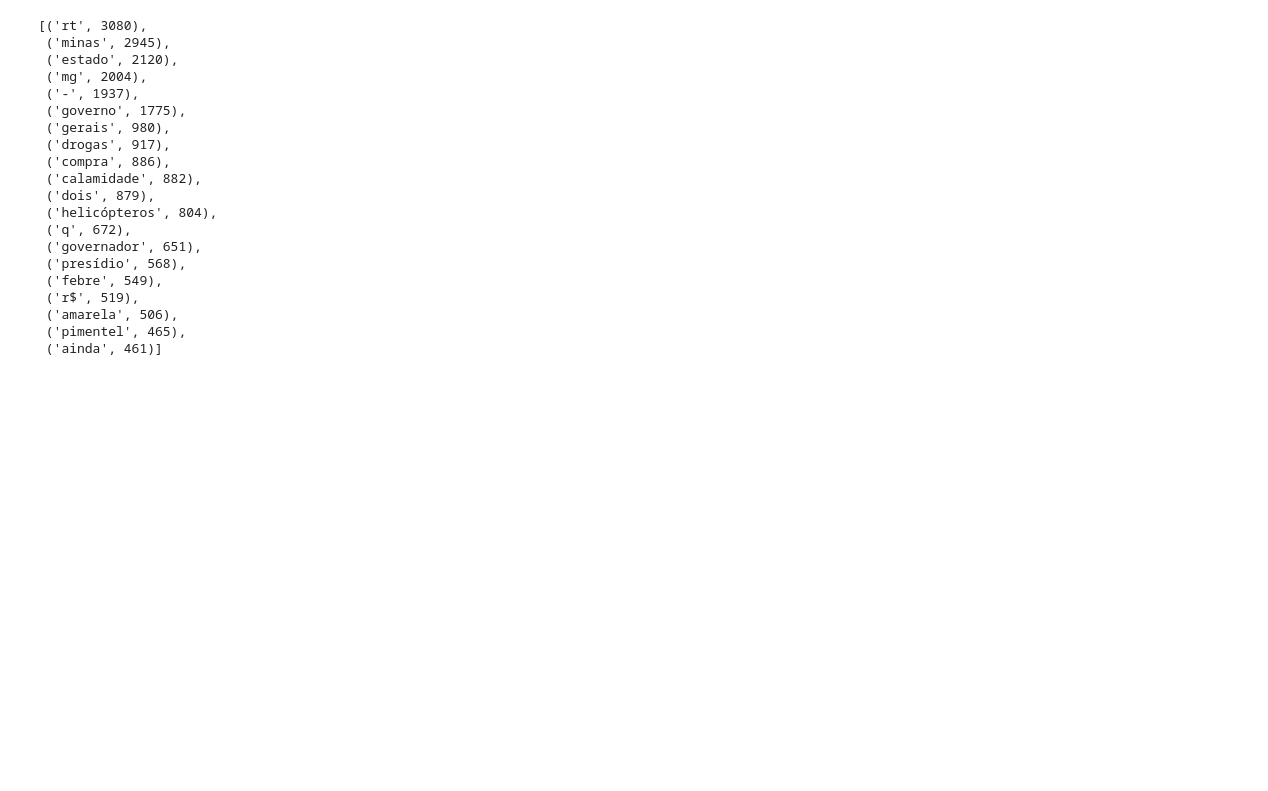
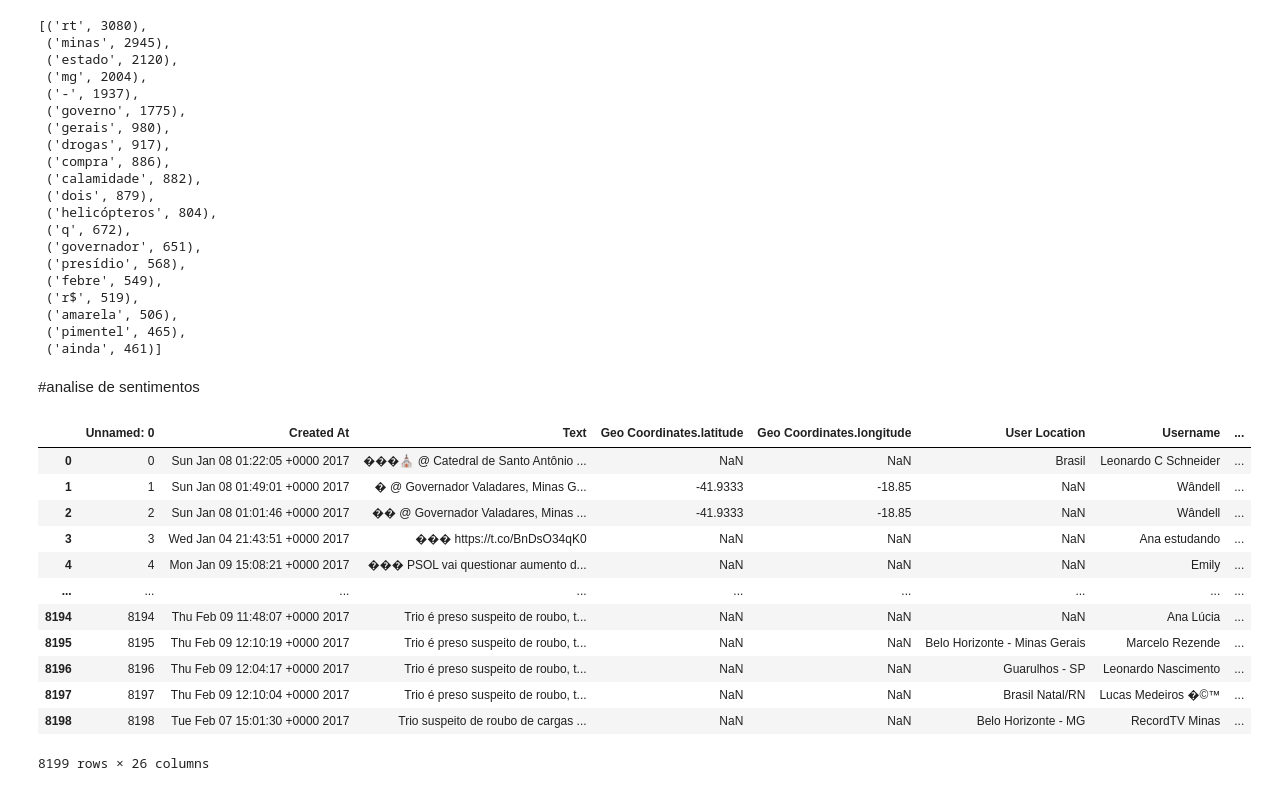
Before and after one commit to melltl/text-mining-twitter, a Jupyter notebook: text_mining_twitter.ipynb, the cells around one changed output. Cells and saved outputs as stored; diff of their text form; code cells hidden in the pictures; blank space fills up the shorter version.

```diff
--- a/text_mining_twitter.ipynb
+++ b/text_mining_twitter.ipynb
@@ -284,3 +284,5 @@ fdist.most_common(20)
  ('amarela', 506),
  ('pimentel', 465),
  ('ainda', 461)]
+# %% [markdown]
+#analise de sentimentos
@@ -286,0 +296,17 @@ fdist.most_common(20)
+# %%
+dataset = pd.read_csv('Tweets_Mg.csv',encoding="utf-8")
+dataset
+# %% [output]
+|  | Unnamed: 0 | Created At | Text | Geo Coordinates.latitude | Geo Coordinates.longitude | User Location | Username | ... |
+| 0 | 0 | Sun Jan 08 01:22:05 +0000 2017 | ���⛪ @ Catedral de Santo Antônio ... | NaN | NaN | Brasil | Leonardo C Schneider | ... |
+| 1 | 1 | Sun Jan 08 01:49:01 +0000 2017 | � @ Governador Valadares, Minas G... | -41.9333 | -18.85 | NaN | Wândell | ... |
+| 2 | 2 | Sun Jan 08 01:01:46 +0000 2017 | �� @ Governador Valadares, Minas ... | -41.9333 | -18.85 | NaN | Wândell | ... |
+| 3 | 3 | Wed Jan 04 21:43:51 +0000 2017 | ��� https://t.co/BnDsO34qK0 | NaN | NaN | NaN | Ana estudando | ... |
+| 4 | 4 | Mon Jan 09 15:08:21 +0000 2017 | ��� PSOL vai questionar aumento d... | NaN | NaN | NaN | Emily | ... |
+| ... | ... | ... | ... | ... | ... | ... | ... | ... |
+| 8194 | 8194 | Thu Feb 09 11:48:07 +0000 2017 | Trio é preso suspeito de roubo, t... | NaN | NaN | NaN | Ana Lúcia | ... |
+| 8195 | 8195 | Thu Feb 09 12:10:19 +0000 2017 | Trio é preso suspeito de roubo, t... | NaN | NaN | Belo Horizonte - Minas Gerais | Marcelo Rezende | ... |
+| 8196 | 8196 | Thu Feb 09 12:04:17 +0000 2017 | Trio é preso suspeito de roubo, t... | NaN | NaN | Guarulhos - SP | Leonardo Nascimento | ... |
+| 8197 | 8197 | Thu Feb 09 12:10:04 +0000 2017 | Trio é preso suspeito de roubo, t... | NaN | NaN | Brasil Natal/RN | Lucas Medeiros �©™ | ... |
+| 8198 | 8198 | Tue Feb 07 15:01:30 +0000 2017 | Trio suspeito de roubo de cargas ... | NaN | NaN | Belo Horizonte - MG | RecordTV Minas | ... |
+8199 rows × 26 columns
```
Also changed, not shown: parts of 41 cells of this notebook.
